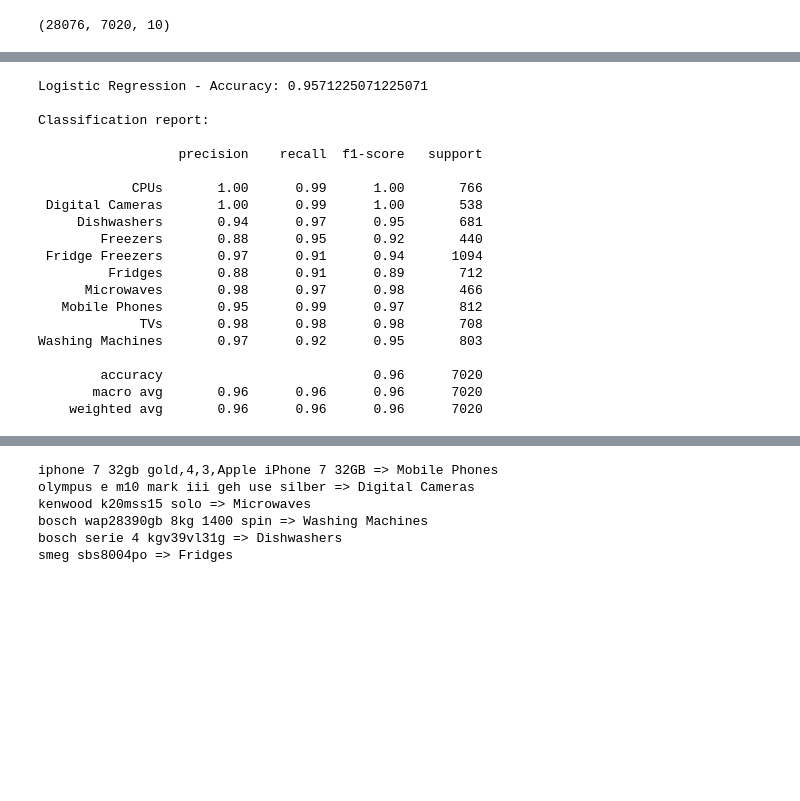
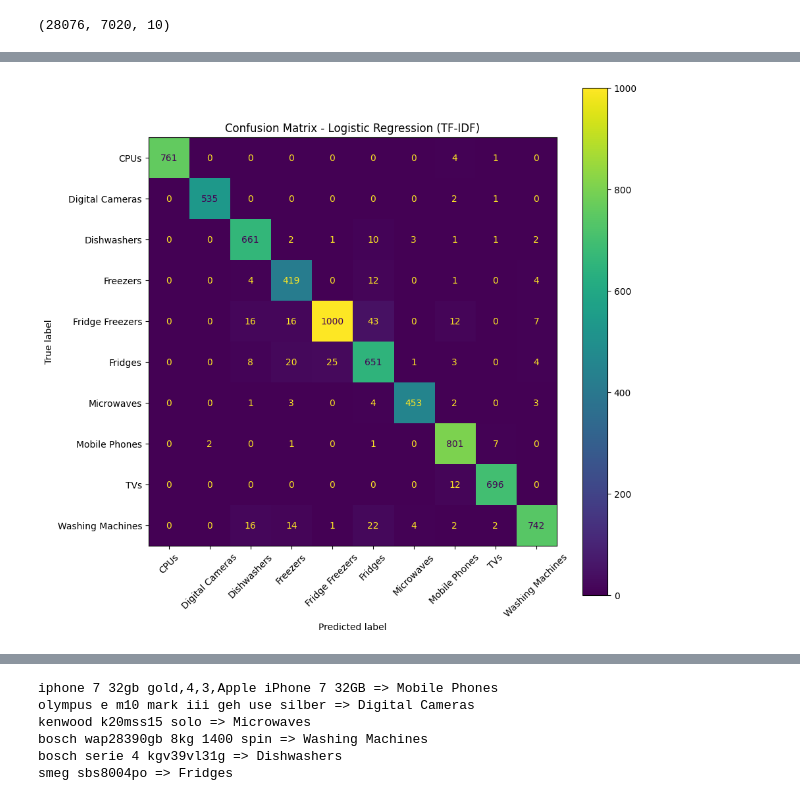
Before and after one commit to octavnicul3scu/product_category_classifier, a Jupyter notebook: notebooks/model_comparison_and_selection.ipynb, the cells around one changed output, grey strips where cells are left out. Cells and saved outputs as stored; diff of their text form; code cells hidden in the pictures; blank space fills up the shorter version.

```diff
--- a/notebooks/model_comparison_and_selection.ipynb
+++ b/notebooks/model_comparison_and_selection.ipynb
@@ -59,9 +98,7 @@ len(X_train), len(X_test), y.nunique()
 # %% [output]
 (28076, 7020, 10)
 # %%
-# Modelul 1: Logistic Regression
-from sklearn.linear_model import LogisticRegression
-
+# Model 1: TF-IDF + Logistic Regression
 model_lr = Pipeline([
     ("tfidf", TfidfVectorizer(
         ngram_range=(1, 2),
@@ -70,11 +107,19 @@ model_lr = Pipeline([
     )),
     ("clf", LogisticRegression(
         max_iter=2000,
-        n_jobs=-1,
         class_weight="balanced",
         random_state=42
     ))
 ])
 
-model_lr
+# Antrenam
+model_lr.fit(X_train, y_train)
+
+# Evaluam
+pred_lr = model_lr.predict(X_test)
+acc_lr = accuracy_score(y_test, pred_lr)
+
+print("TF-IDF + Logistic Regression - Accuracy:", acc_lr)
+print("\nClassification report:\n")
+print(classification_report(y_test, pred_lr))
 # %% [output]
@@ -86,34 +146,12 @@ Pipeline(steps=[('tfidf',
-# %%
-# Antrenam modelul Logistic Regression
-model_lr.fit(X_train, y_train)
-
-# Predictii pe setul de test
-pred_lr = model_lr.predict(X_test)
-
-# Evaluare
-acc_lr = accuracy_score(y_test, pred_lr)
-
-print("Logistic Regression - Accuracy:", acc_lr)
-print("\nClassification report:\n")
-print(classification_report(y_test, pred_lr))
-# %% [output]
-Logistic Regression - Accuracy: 0.9571225071225071
-
-Classification report:
-
-                  precision    recall  f1-score   support
-
-            CPUs       1.00      0.99      1.00       766
- Digital Cameras       1.00      0.99      1.00       538
-     Dishwashers       0.94      0.97      0.95       681
-        Freezers       0.88      0.95      0.92       440
- Fridge Freezers       0.97      0.91      0.94      1094
-         Fridges       0.88      0.91      0.89       712
-      Microwaves       0.98      0.97      0.98       466
-   Mobile Phones       0.95      0.99      0.97       812
-             TVs       0.98      0.98      0.98       708
-Washing Machines       0.97      0.92      0.95       803
-
-        accuracy                           0.96      7020
-       macro avg       0.96      0.96      0.96      7020
-    weighted avg       0.96      0.96      0.96      7020
+# %%
+# Confusion matrix ne arata unde se incurca modelul intre categorii
+fig, ax = plt.subplots(figsize=(10, 10))
+ConfusionMatrixDisplay.from_estimator(
+    model_lr, X_test, y_test,
+    xticks_rotation=45,
+    ax=ax
+)
+plt.title("Confusion Matrix - Logistic Regression (TF-IDF)")
+plt.show()
+# %% [output]
+[figure, added]
```
Also changed, not shown: parts of 18 cells of this notebook.
